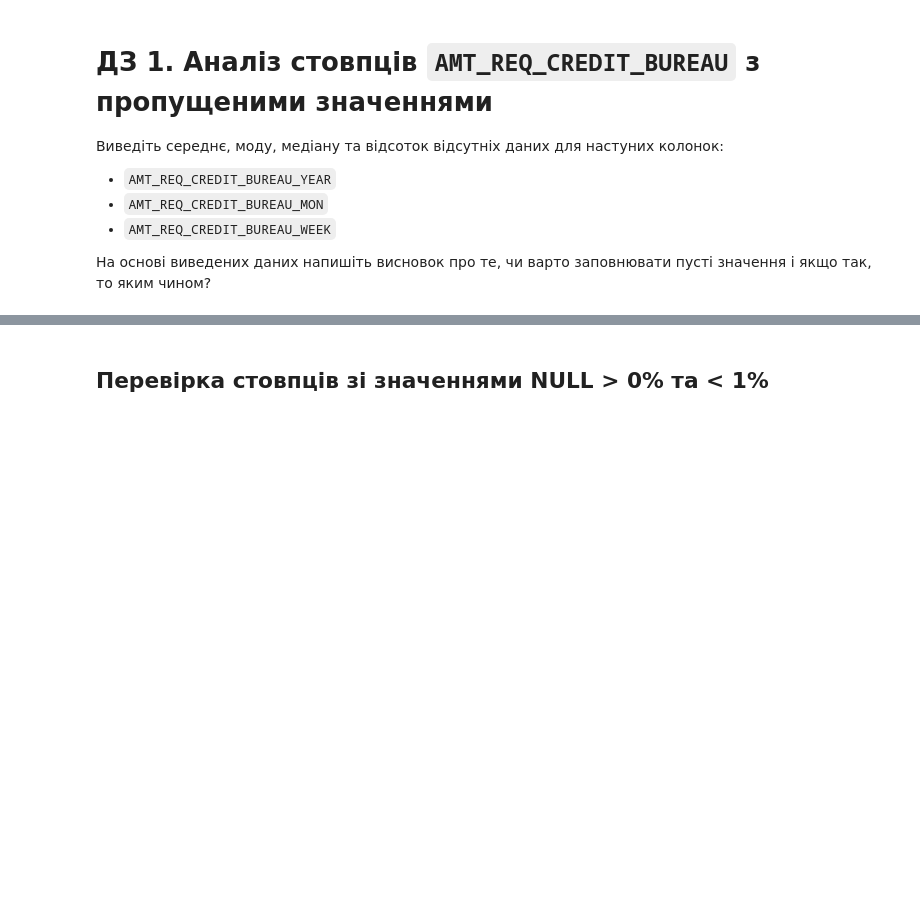
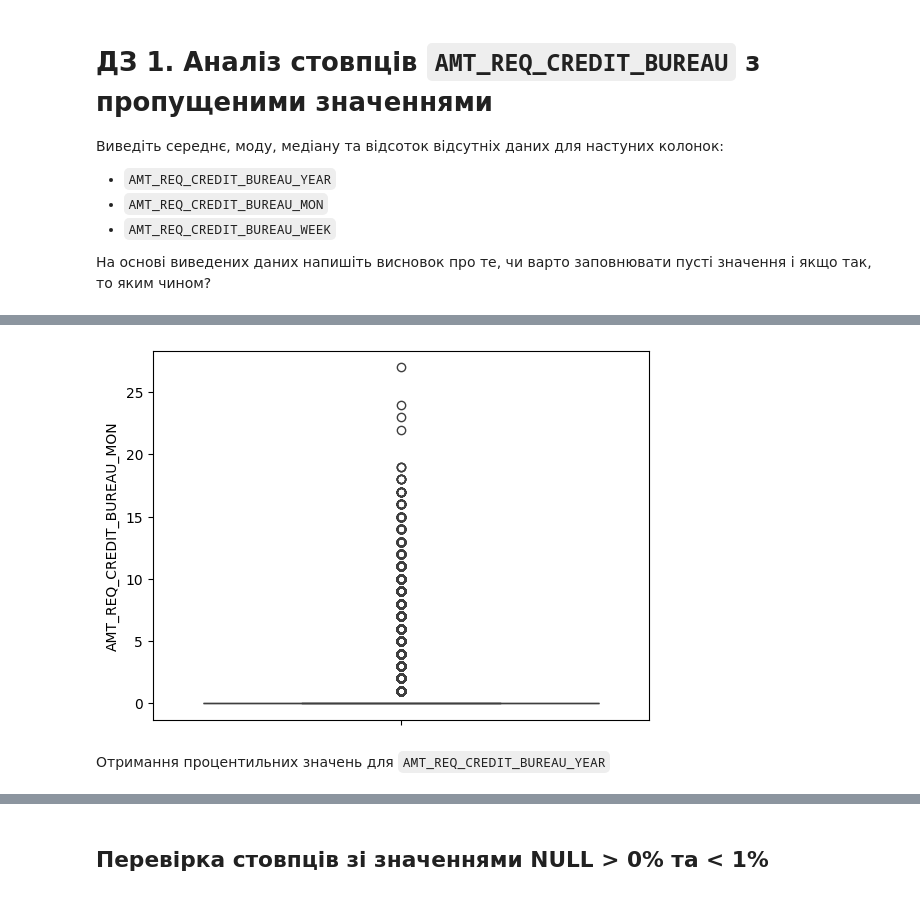
Before and after one commit to timapasechnik/ml_basic, a Jupyter notebook: HW_1_2_Credit_EDA.ipynb, the cells around one changed output, grey strips where cells are left out. Cells and saved outputs as stored; diff of their text form; code cells hidden in the pictures; blank space fills up the shorter version.

```diff
--- a/HW_1_2_Credit_EDA.ipynb
+++ b/HW_1_2_Credit_EDA.ipynb
@@ -468,0 +559,7 @@ df.EXT_SOURCE_3.mean()
+# %%
+sns.boxplot(df.AMT_REQ_CREDIT_BUREAU_MON)
+plt.show()
+# %% [output]
+[figure, added]
+# %% [markdown]
+Отримання процентильних значень для `AMT_REQ_CREDIT_BUREAU_YEAR`
```
Also changed, not shown: parts of 31 cells of this notebook.
